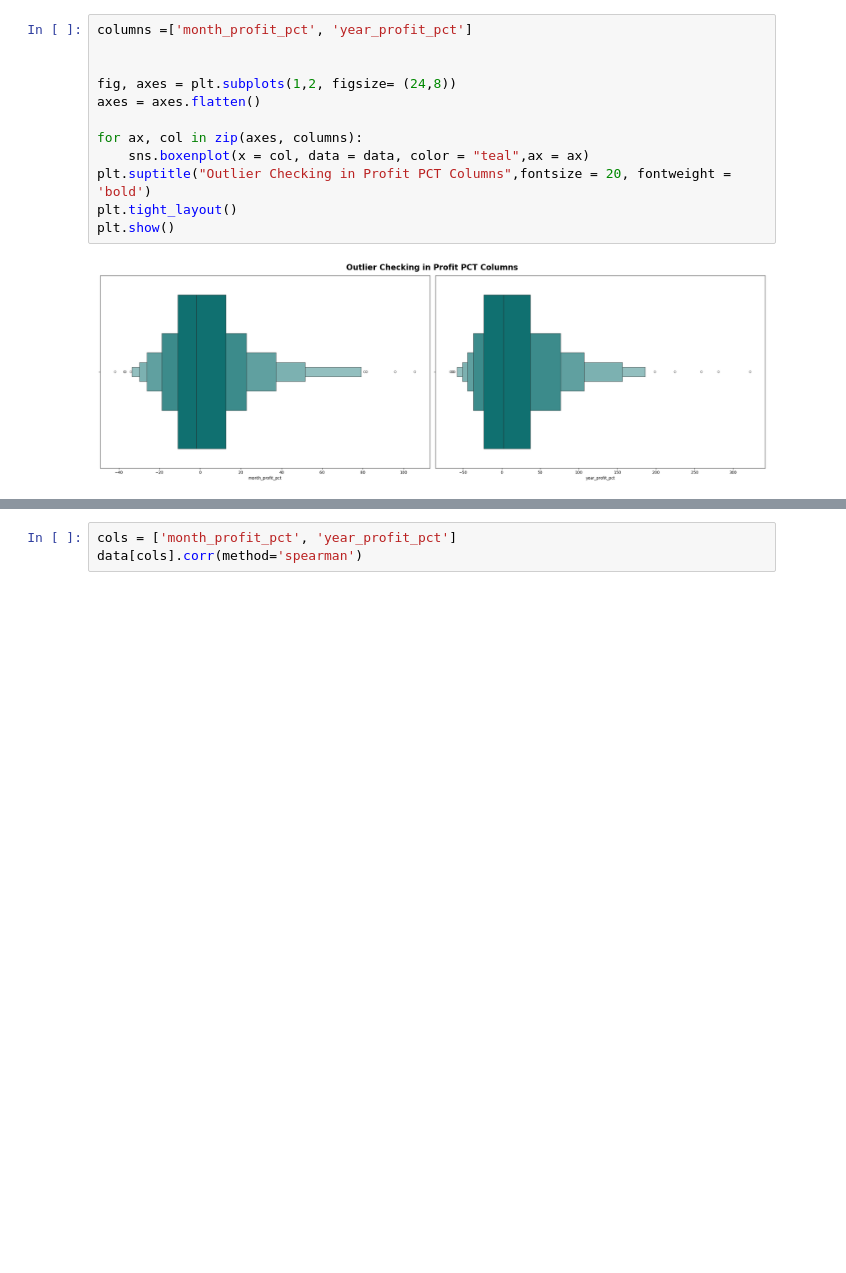
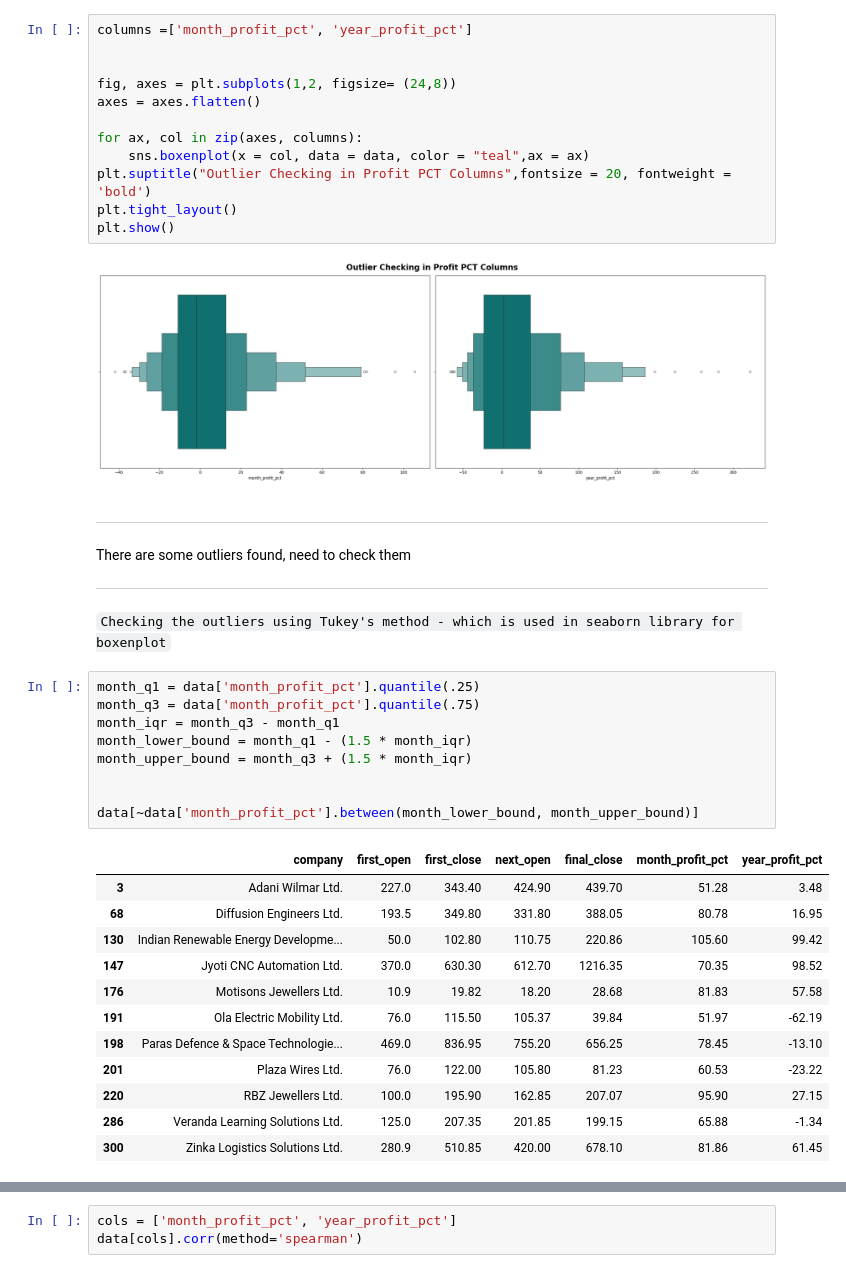
Before and after one commit to IamRaNo/ipo_reality_check, a Jupyter notebook: jupyter_notebooks/02_month_to_year.ipynb, the cells around one changed output, grey strips where cells are left out. Saved outputs shown, nothing was run; the diff lists cells and outputs as text; blank space fills up the shorter version.

```diff
--- a/jupyter_notebooks/02_month_to_year.ipynb
+++ b/jupyter_notebooks/02_month_to_year.ipynb
@@ -109,3 +121,32 @@ plt.tight_layout()
 plt.show()
 # %% [output]
 [figure]
+# %% [markdown]
+---
+There are some outliers found, need to check them
+
+---
+# %% [markdown]
+`Checking the outliers using Tukey's method - which is used in seaborn library for boxenplot`
+# %%
+month_q1 = data['month_profit_pct'].quantile(.25)
+month_q3 = data['month_profit_pct'].quantile(.75)
+month_iqr = month_q3 - month_q1
+month_lower_bound = month_q1 - (1.5 * month_iqr)
+month_upper_bound = month_q3 + (1.5 * month_iqr)
+
+
+data[~data['month_profit_pct'].between(month_lower_bound, month_upper_bound)]
+# %% [output]
+|  | company | first_open | first_close | next_open | final_close | month_profit_pct | year_profit_pct |
+| 3 | Adani Wilmar Ltd. | 227.0 | 343.40 | 424.90 | 439.70 | 51.28 | 3.48 |
+| 68 | Diffusion Engineers Ltd. | 193.5 | 349.80 | 331.80 | 388.05 | 80.78 | 16.95 |
+| 130 | Indian Renewable Energy Developme... | 50.0 | 102.80 | 110.75 | 220.86 | 105.60 | 99.42 |
+| 147 | Jyoti CNC Automation Ltd. | 370.0 | 630.30 | 612.70 | 1216.35 | 70.35 | 98.52 |
+| 176 | Motisons Jewellers Ltd. | 10.9 | 19.82 | 18.20 | 28.68 | 81.83 | 57.58 |
+| 191 | Ola Electric Mobility Ltd. | 76.0 | 115.50 | 105.37 | 39.84 | 51.97 | -62.19 |
+| 198 | Paras Defence & Space Technologie... | 469.0 | 836.95 | 755.20 | 656.25 | 78.45 | -13.10 |
+| 201 | Plaza Wires Ltd. | 76.0 | 122.00 | 105.80 | 81.23 | 60.53 | -23.22 |
+| 220 | RBZ Jewellers Ltd. | 100.0 | 195.90 | 162.85 | 207.07 | 95.90 | 27.15 |
+| 286 | Veranda Learning Solutions Ltd. | 125.0 | 207.35 | 201.85 | 199.15 | 65.88 | -1.34 |
+| 300 | Zinka Logistics Solutions Ltd. | 280.9 | 510.85 | 420.00 | 678.10 | 81.86 | 61.45 |
```
Also changed, not shown: parts of 22 cells of this notebook.
